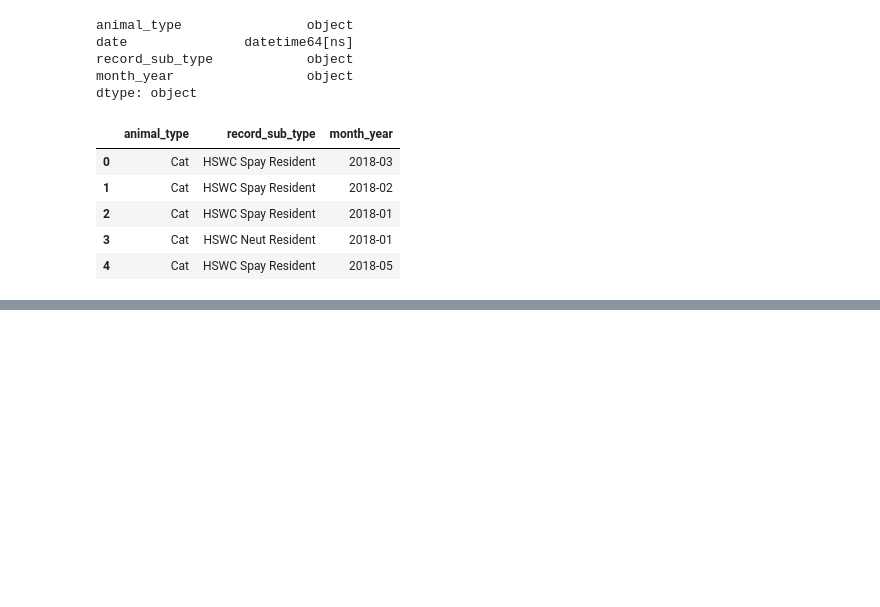
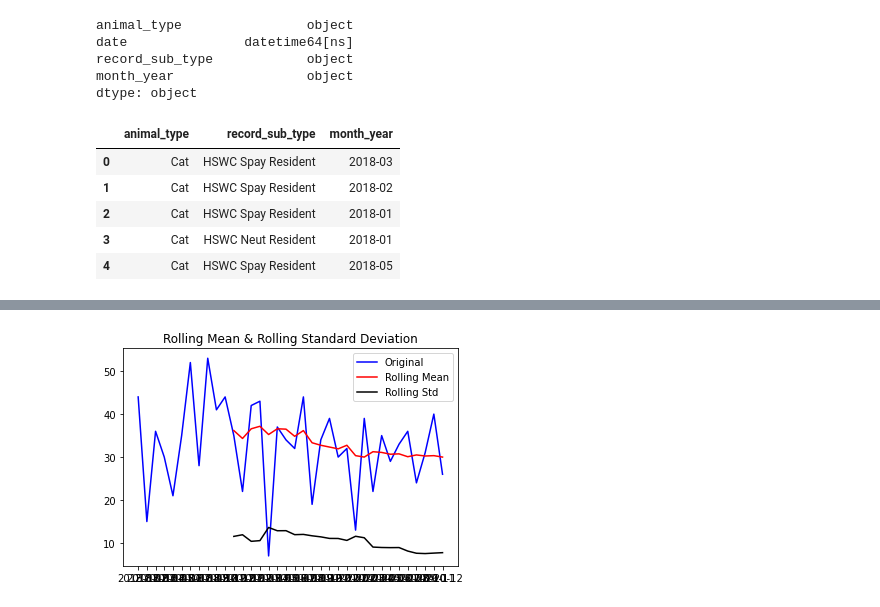
Before and after one commit to JSischo/Waupaca_repo, a Jupyter notebook: ARIMA_model.ipynb, the cells around one changed output, grey strips where cells are left out. Drawn from its saved outputs; the diff is of its cells as text; code cells hidden in the pictures; blank space fills up the shorter version.

```diff
--- a/ARIMA_model.ipynb
+++ b/ARIMA_model.ipynb
@@ -160,11 +204,13 @@ plt.plot(lr_df)
 # %%
 # Deterine if time series is stationary.
 
-rolling_mean = lr_df.rolling(window = 12).mean()
-rolling_std = lr_df.rolling(window = 12).std()
-plt.plot(lr_df, color = 'blue', label = 'Original')
+rolling_mean = counts.rolling(window = 12).mean()
+rolling_std = counts.rolling(window = 12).std()
+plt.plot(counts, color = 'blue', label = 'Original')
 plt.plot(rolling_mean, color = 'red', label = 'Rolling Mean')
 plt.plot(rolling_std, color = 'black', label = 'Rolling Std')
 plt.legend(loc = 'best')
 plt.title('Rolling Mean & Rolling Standard Deviation')
 plt.show()
+# %% [output]
+[figure, added]
```
Also changed, not shown: parts of 14 cells of this notebook.
